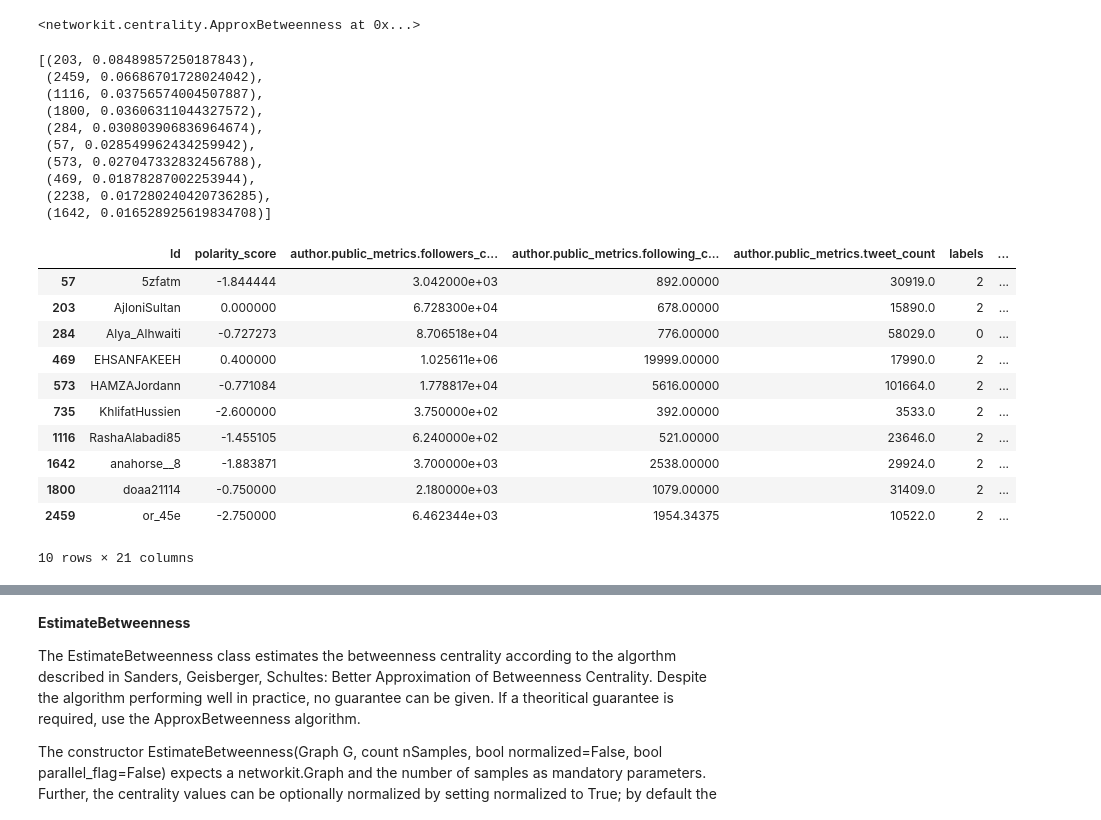
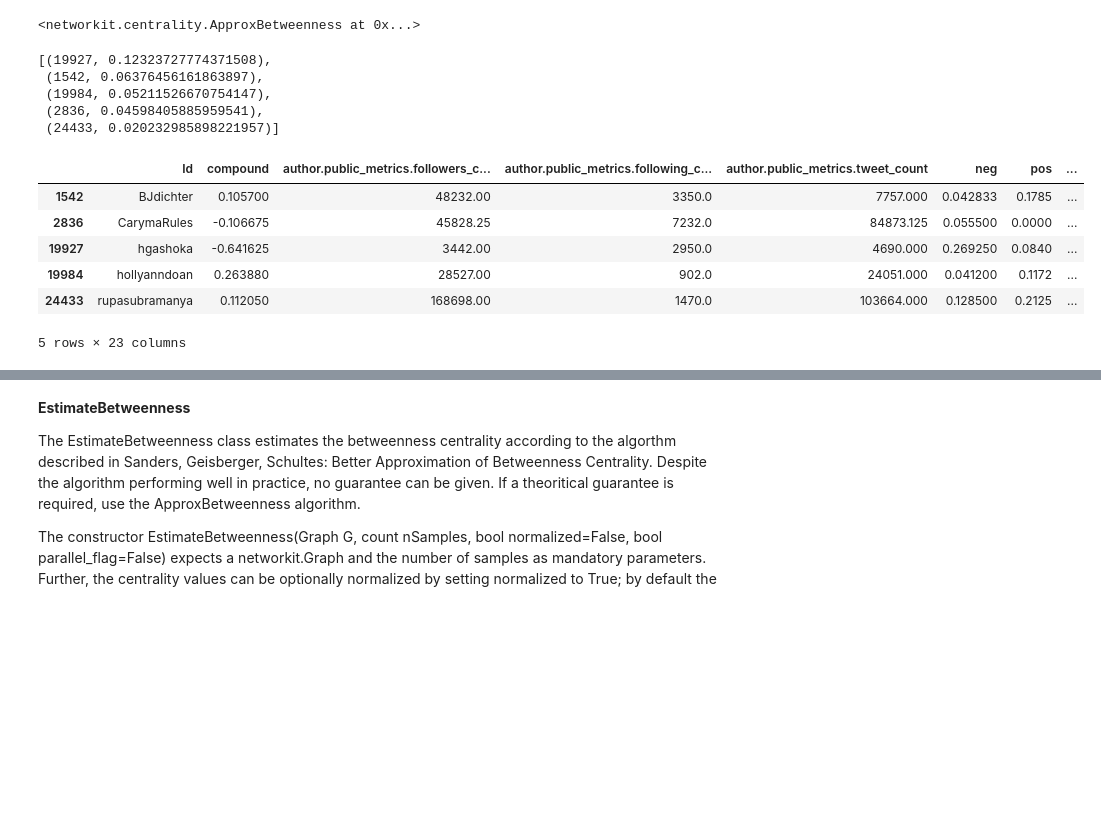
Before and after one commit to falahamro/Social-Network-Analysis, a Jupyter notebook: اضراب_سائقي_الشاحنات_entire_network.ipynb, the cells around one changed output, grey strips where cells are left out. Drawn from its saved outputs; the diff is of its cells as text; code cells hidden in the pictures; blank space fills up the shorter version.

```diff
--- a/اضراب_سائقي_الشاحنات_entire_network.ipynb
+++ b/اضراب_سائقي_الشاحنات_entire_network.ipynb
@@ -30,7 +30,7 @@ import networkit as nk
 # %% [markdown]
 Import the nodes/edges_export file from gephi
 # %%
-df = pd.read_csv("/content/drive/MyDrive/اضراب_سائقي_الشاحنات/Social Network Analysis_entire network/Jordan_convoy_all_nodes.csv")
+df = pd.read_csv("/content/drive/MyDrive/Social Network Analysis_Freedom Convoy/Final Query/Final_final query/Entire Netowrk_social_network_analysis/Freedom_convoy_entire_dataframe_SNA.csv")
 del df['Label']
 del df['timeset']
 # %%
@@ -143,43 +127,28 @@ ab.run()
 <networkit.centrality.ApproxBetweenness at 0x...>
 # %%
 # The top mot central nodes according to betweeness are:
-ab = ab.ranking()[:10]
+ab = ab.ranking()[:5]
 ab
 # %% [output]
-[(203, 0.08489857250187843),
- (2459, 0.06686701728024042),
- (1116, 0.03756574004507887),
- (1800, 0.03606311044327572),
- (284, 0.030803906836964674),
- (57, 0.028549962434259942),
- (573, 0.027047332832456788),
- (469, 0.01878287002253944),
- (2238, 0.017280240420736285),
- (1642, 0.016528925619834708)]
+[(19927, 0.12323727774371508),
+ (1542, 0.06376456161863897),
+ (19984, 0.05211526670754147),
+ (2836, 0.04598405885959541),
+ (24433, 0.020232985898221957)]
 # %%
 # Pull list from DataFrame
 
-ab_desired_list = [203,
- 2459,
- 284,
- 1800,
- 57,
- 1116,
- 573,
- 735,
- 469,
- (1642)]
+ab_desired_list = [19927,
+ 1542,
+ 19984,
+ 2836,
+ 24433]
 df[df.index.isin(ab_desired_list)]
 # %% [output]
-|  | Id | polarity_score | author.public_metrics.followers_c... | author.public_metrics.following_c... | author.public_metrics.tweet_count | labels | ... |
-| 57 | 5zfatm | -1.844444 | 3.042000e+03 | 892.00000 | 30919.0 | 2 | ... |
-| 203 | AjloniSultan | 0.000000 | 6.728300e+04 | 678.00000 | 15890.0 | 2 | ... |
-| 284 | Alya_Alhwaiti | -0.727273 | 8.706518e+04 | 776.00000 | 58029.0 | 0 | ... |
-| 469 | EHSANFAKEEH | 0.400000 | 1.025611e+06 | 19999.00000 | 17990.0 | 2 | ... |
-| 573 | HAMZAJordann | -0.771084 | 1.778817e+04 | 5616.00000 | 101664.0 | 2 | ... |
-| 735 | KhlifatHussien | -2.600000 | 3.750000e+02 | 392.00000 | 3533.0 | 2 | ... |
-| 1116 | RashaAlabadi85 | -1.455105 | 6.240000e+02 | 521.00000 | 23646.0 | 2 | ... |
-| 1642 | anahorse__8 | -1.883871 | 3.700000e+03 | 2538.00000 | 29924.0 | 2 | ... |
-| 1800 | doaa21114 | -0.750000 | 2.180000e+03 | 1079.00000 | 31409.0 | 2 | ... |
-| 2459 | or_45e | -2.750000 | 6.462344e+03 | 1954.34375 | 10522.0 | 2 | ... |
+|  | Id | compound | author.public_metrics.followers_c... | author.public_metrics.following_c... | author.public_metrics.tweet_count | neg | pos | ... |
+| 1542 | BJdichter | 0.105700 | 48232.00 | 3350.0 | 7757.000 | 0.042833 | 0.1785 | ... |
+| 2836 | CarymaRules | -0.106675 | 45828.25 | 7232.0 | 84873.125 | 0.055500 | 0.0000 | ... |
+| 19927 | hgashoka | -0.641625 | 3442.00 | 2950.0 | 4690.000 | 0.269250 | 0.0840 | ... |
+| 19984 | hollyanndoan | 0.263880 | 28527.00 | 902.0 | 24051.000 | 0.041200 | 0.1172 | ... |
+| 24433 | rupasubramanya | 0.112050 | 168698.00 | 1470.0 | 103664.000 | 0.128500 | 0.2125 | ... |
-10 rows × 21 columns
+5 rows × 23 columns
```
Also changed, not shown: parts of 64 cells of this notebook.
